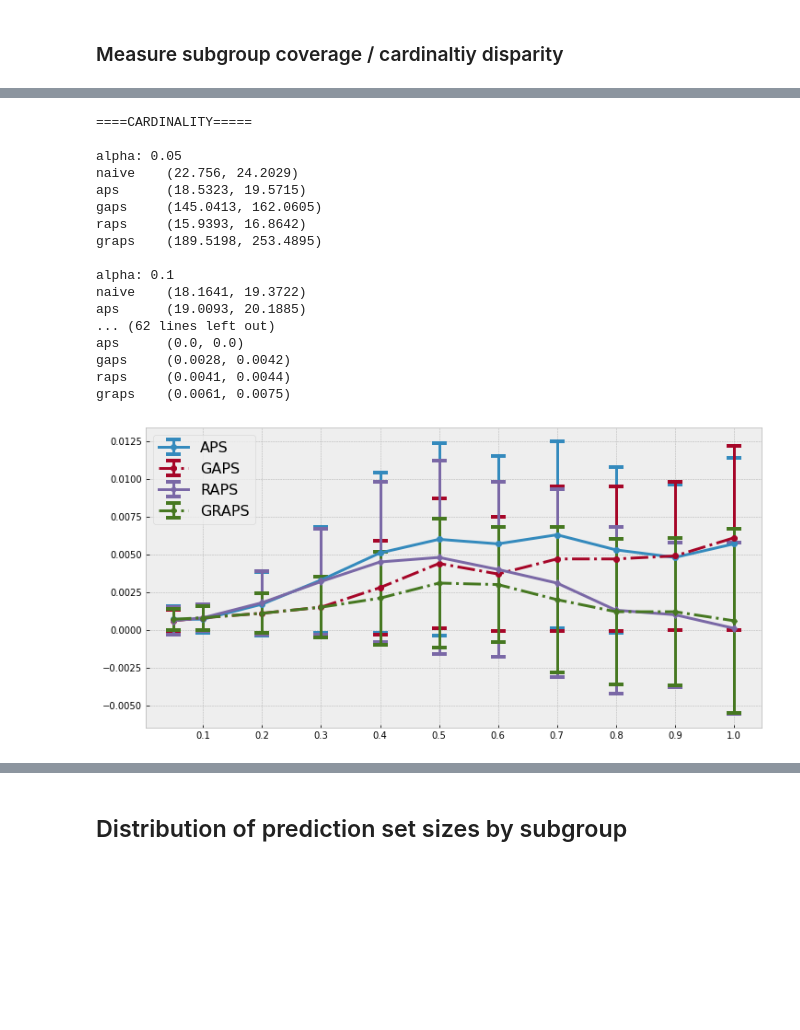
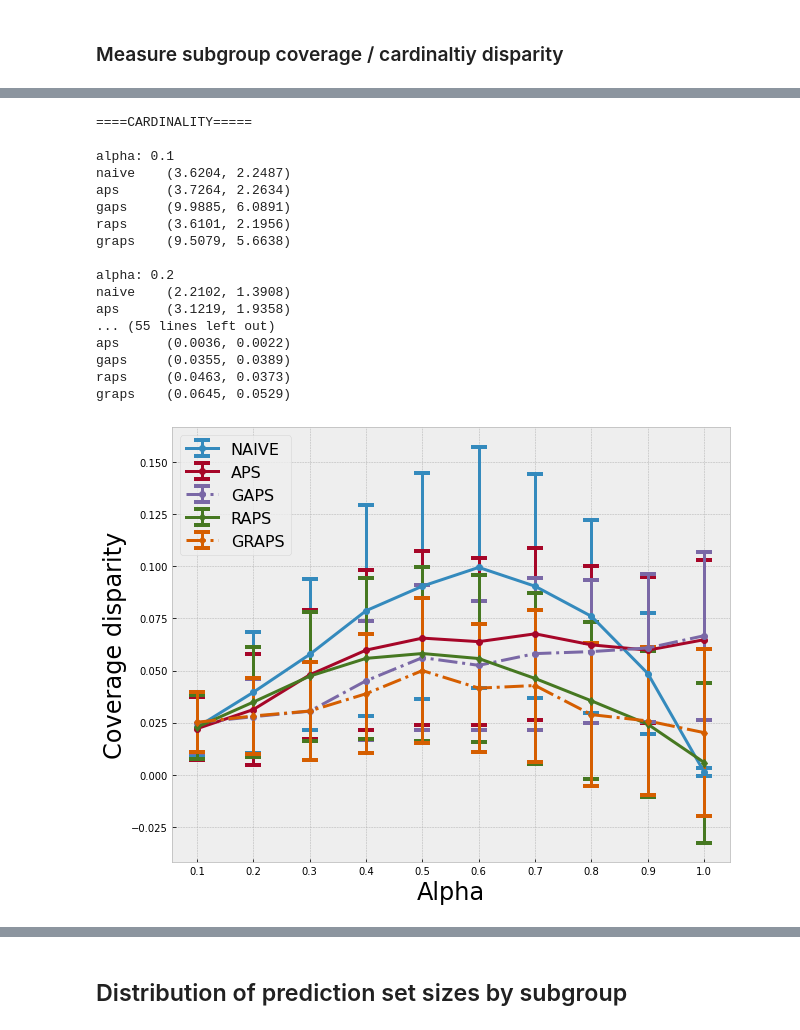
Before and after one commit to clu5/AAAI-22, a Jupyter notebook: notebooks/fitz.ipynb, the cells around one changed output, grey strips where cells are left out. Saved outputs shown, nothing was run; the diff lists cells and outputs as text; code cells hidden in the pictures; blank space fills up the shorter version.

```diff
--- a/notebooks/fitz.ipynb
+++ b/notebooks/fitz.ipynb
@@ -691,7 +673,7 @@ test_dfs['seed_0'][columns].head()
 * Calibration set for correct marginal coverage
 * Parameterized regulaization penality $\lambda$ and $K$
 # %%
-K_REG = 1
+K_REG = 10
 LAMBDA = 1e-4
 
 penalty = np.zeros((1, C))
@@ -1062,9 +1077,9 @@ lw=6
 alpha=0.9
 xticks = np.arange(0.1, 1.1, 0.1)
 xlim = (0, 1.05)
-ylim = (-3, 80)
+ylim = (-3, 90)
 
-fig, ax = plt.subplots(nrows=2, ncols=2, figsize=(17, 14), sharex=False, sharey=False)
+fig, ax = plt.subplots(nrows=2, ncols=2, figsize=(15, 14), sharex=False, sharey=False)
 # color = plt.cm.copper_r(np.linspace(0, 0.9, 7))
 
 # for i, (k, v) in enumerate(naive_subgroup_cardinality_mean.items()):
@@ -1076,10 +1091,17 @@ fig, ax = plt.subplots(nrows=2, ncols=2, figsize=(17, 14), sharex=False, sharey=
 # ax[0, 0].tick_params(axis='x', labelsize=labelsize)
 # ax[0, 0].tick_params(axis='y', labelsize=labelsize)
 
+# ax[0, 0].axvline(x=0.05, color="black", linestyle='--', lw=lw)
+# ax[0, 0].text(0.08, 71, '95% confidence level', rotation=0, fontsize=fontsize)
+# ax[1, 0].axvline(x=0.05, color="black", linestyle='--', lw=lw)
+# ax[1, 0].text(0.08, 72, '95% confidence level', rotation=0, fontsize=fontsize)
+# ax[0, 1].axvline(x=0.05, color="black", linestyle='--', lw=lw)
+# ax[0, 1].text(0.08, 71, '95% confidence level', rotation=0, fontsize=fontsize)
+# ax[1, 1].axvline(x=0.05, color="black", linestyle='--', lw=lw)
+# ax[1, 1].text(0.08, 71, '95% confidence level', rotation=0, fontsize=fontsize)
+
 for i, (k, v) in enumerate(aps_subgroup_cardinality_mean.items()):
     ax[0, 0].plot(ALPHAS, v, label=f'{k}', ls=ls, lw=lw, marker=marker if i != 0 else '*', ms=ms, alpha=alpha, c=SKIN_COLORS[i-1] if i != 0 else 'gray')
-ax[0, 0].axvline(x=0.05, color="black", linestyle='--', lw=lw)
-ax[0, 0].text(0.08, 71, '95% confidence level', rotation=0, fontsize=fontsize)
 ax[0, 0].set_xlim(*xlim)
 ax[0, 0].set_ylim(*ylim)
 ax[0, 0].set_title('APS', fontsize=fontsize + 4, fontweight='bold')
@@ -1091,8 +1113,6 @@ ax[0, 0].tick_params(axis='y', labelsize=labelsize)
 
 for i, (k, v) in enumerate(raps_subgroup_cardinality_mean.items()):
     ax[1, 0].plot(ALPHAS, v, label=f'{k}', ls=ls, lw=lw, marker=marker if i != 0 else '*', ms=ms, alpha=alpha, c=SKIN_COLORS[i-1] if i != 0 else 'gray')
-ax[1, 0].axvline(x=0.05, color="black", linestyle='--', lw=lw)
-ax[1, 0].text(0.08, 72, '95% confidence level', rotation=0, fontsize=fontsize)
 ax[1, 0].set_xlim(*xlim)
 ax[1, 0].set_ylim(*ylim)
 ax[1, 0].set_title('RAPS', fontsize=fontsize + 4, fontweight='bold')
@@ -1102,10 +1122,8 @@ ax[1, 0].set_xticks(xticks)
 ax[1, 0].tick_params(axis='x', labelsize=labelsize)
 ax[1, 0].tick_params(axis='y', labelsize=labelsize)
 
-for i, (k, v) in enumerate(graps_subgroup_cardinality_mean.items()):
+for i, (k, v) in enumerate(gaps_subgroup_cardinality_mean.items()):
     ax[0, 1].plot(ALPHAS, v, label=f'{k}', ls=ls, lw=lw, marker=marker if i != 0 else '*', ms=ms, alpha=alpha, c=SKIN_COLORS[i-1] if i != 0 else 'gray')
-ax[0, 1].axvline(x=0.05, color="black", linestyle='--', lw=lw)
-ax[0, 1].text(0.08, 71, '95% confidence level', rotation=0, fontsize=fontsize)
 ax[0, 1].set_xlim(*xlim)
 ax[0, 1].set_ylim(*ylim)
 ax[0, 1].set_title('GAPS (Ours)', fontsize=fontsize + 4, fontweight='bold')
@@ -1117,8 +1135,6 @@ ax[0, 1].tick_params(axis='y', labelsize=labelsize)
 
 for i, (k, v) in enumerate(graps_subgroup_cardinality_mean.items()):
     ax[1, 1].plot(ALPHAS, v, label=f'{k}', ls=ls, lw=lw, marker=marker if i != 0 else '*', ms=ms, alpha=alpha, c=SKIN_COLORS[i-1] if i != 0 else 'gray')
-ax[1, 1].axvline(x=0.05, color="black", linestyle='--', lw=lw)
-ax[1, 1].text(0.08, 71, '95% confidence level', rotation=0, fontsize=fontsize)
 ax[1, 1].set_xlim(*xlim)
 ax[1, 1].set_ylim(*ylim)
 ax[1, 1].set_title('GRAPS (Ours)', fontsize=fontsize + 4, fontweight='bold')
@@ -1141,8 +1157,8 @@ def get_diff(res):
     diff = []
     for a, b in itertools.combinations(list(range(len(res))), 2):
         if a == b: continue
-        # diff.append(abs(res[a] - res[b]))
-        diff.append(np.square(res[a] - res[b]))
+        diff.append(abs(res[a] - res[b]))
+        # diff.append(np.square(res[a] - res[b]))
     return diff
 # %%
 coverage_disparity = {}
@@ -1189,6 +1205,7 @@ for a in ALPHAS:
     print('graps\t', f(graps_sub_cov))
 
     coverage_disparity[a] = {
+        'naive': f(naive_sub_cov),
         'aps': f(aps_sub_cov),
         'gaps': f(gaps_sub_cov),
         'raps': f(raps_sub_cov),
@@ -1257,6 +1274,7 @@ for a in ALPHAS:
     print('graps\t', f(graps_sub_card))
 
     cardinality_disparity[a] = {
+        'naive': f(naive_sub_card),
         'aps': f(aps_sub_card),
         'gaps': f(gaps_sub_card),
         'raps': f(raps_sub_card),
@@ -1265,26 +1283,38 @@ for a in ALPHAS:
 # %% [output]
 ====CARDINALITY=====
 
-alpha: 0.05
-naive    (22.756, 24.2029)
-aps      (18.5323, 19.5715)
-gaps     (145.0413, 162.0605)
-raps     (15.9393, 16.8642)
-graps    (189.5198, 253.4895)
+alpha: 0.1
+naive    (3.6204, 2.2487)
+aps      (3.7264, 2.2634)
+gaps     (9.9885, 6.0891)
+raps     (3.6101, 2.1956)
+graps    (9.5079, 5.6638)
 
-alpha: 0.1
-naive    (18.1641, 19.3722)
-aps      (19.0093, 20.1885)
-... (62 lines left out)
-aps      (0.0, 0.0)
-gaps     (0.0028, 0.0042)
-raps     (0.0041, 0.0044)
-graps    (0.0061, 0.0075)
+alpha: 0.2
+naive    (2.2102, 1.3908)
+aps      (3.1219, 1.9358)
+... (55 lines left out)
+aps      (0.0036, 0.0022)
+gaps     (0.0355, 0.0389)
+raps     (0.0463, 0.0373)
+graps    (0.0645, 0.0529)
 # %%
-plt.figure(figsize=(12, 6))
+plt.figure(figsize=(10, 8))
 
 plt.xticks(np.arange(0, 1.1, 0.1))
+plt.xlabel('Alpha', fontsize=24)
+plt.ylabel('Coverage disparity', fontsize=24)
 
+plt.errorbar(
+    coverage_disparity.keys(),
+    [x['naive'][0] for x in coverage_disparity.values()],
+    yerr=[x['naive'][1] for x in coverage_disparity.values()],
+    marker='o',
+    lw=3,
+    capsize=8,
+    capthick=4,
+    label='NAIVE',
+)
 plt.errorbar(
     coverage_disparity.keys(),
     [x['aps'][0] for x in coverage_disparity.values()],
@@ -1303,32 +1333,33 @@ plt.errorbar(
     ls='-.',
     lw=3,
     capsize=8,
     capthick=4,
     label='GAPS',
 )
 plt.errorbar(
     coverage_disparity.keys(),
     [x['raps'][0] for x in coverage_disparity.values()],
     yerr=[x['aps'][1] for x in coverage_disparity.values()],
     marker='d',
     lw=3,
     capsize=8,
     capthick=4,
     label='RAPS',
 )
 plt.errorbar(
     coverage_disparity.keys(),
     [x['graps'][0] for x in coverage_disparity.values()],
     yerr=[x['gaps'][1] for x in coverage_disparity.values()],
     marker='d',
     ls='-.',
     lw=3,
     capsize=8,
     capthick=4,
     label='GRAPS',
 )
 plt.legend(fontsize=16)
+plt.savefig(fig_dir / 'fitz-coverage-disparity.png')
 plt.show()
 # %% [output]
-[figure, old version]
+[figure, new version]
 # %%
```
Also changed, not shown: parts of 39 cells of this notebook, 5 other files.
